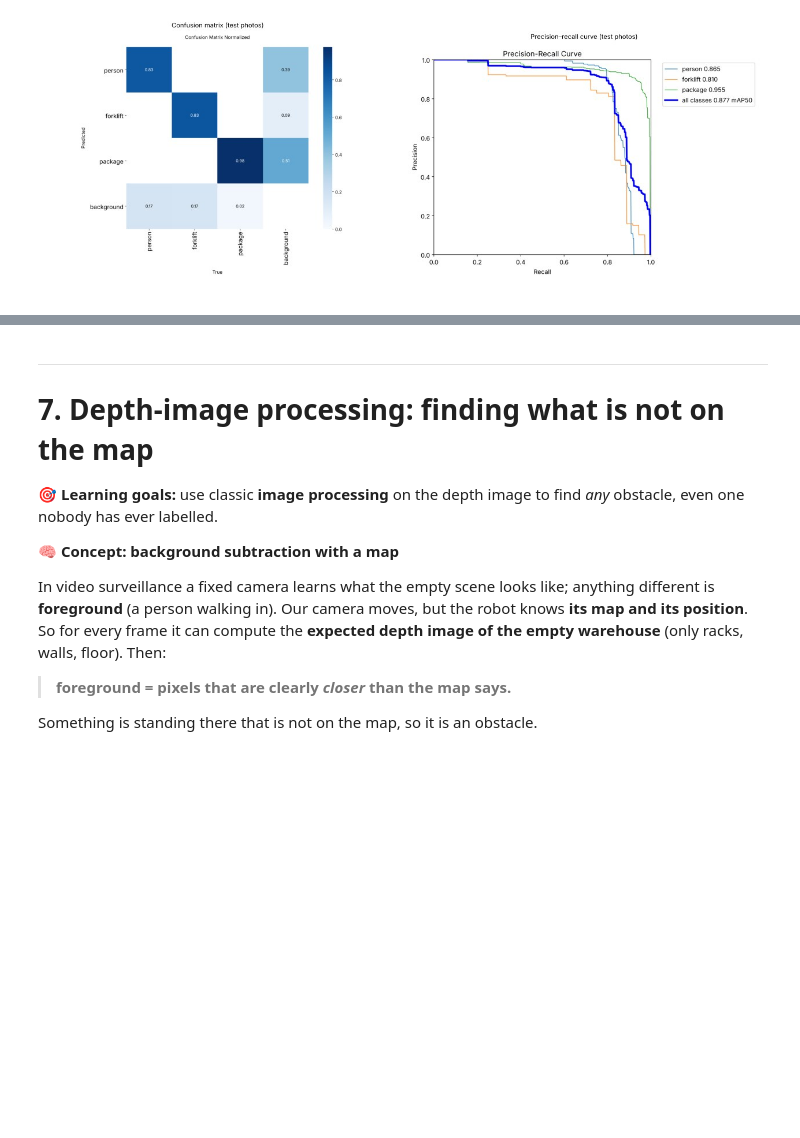
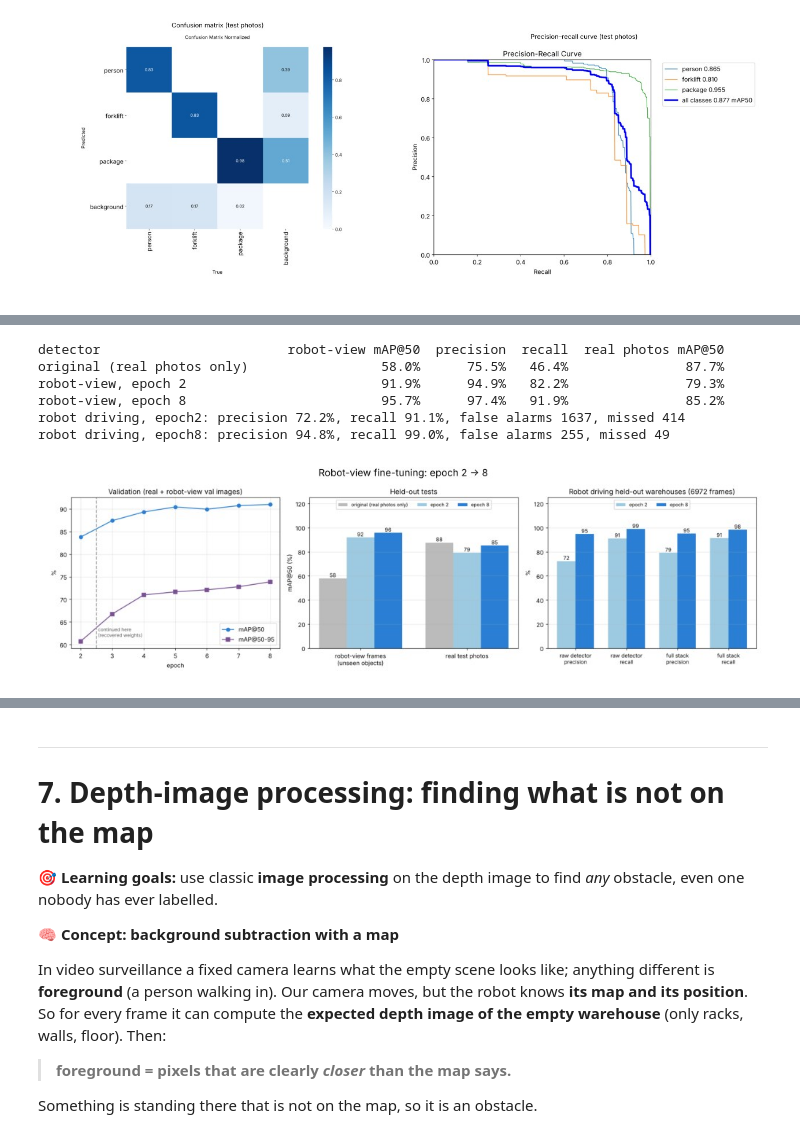
Before and after one commit to stevenkayitaresteven/warehouse-obstacle-detection, a Jupyter notebook: notebooks/Project_Presentation.ipynb, the cells around one changed output, grey strips where cells are left out. Cells and saved outputs as stored; diff of their text form; code cells hidden in the pictures; blank space fills up the shorter version.

```diff
--- a/notebooks/Project_Presentation.ipynb
+++ b/notebooks/Project_Presentation.ipynb
@@ -1084,0 +1129,33 @@ show_row([cm, pr], ["Confusion matrix (test photos)", "Precision–recall curve
+# %%
+# Load the saved results of the continued (robot-view) training
+tune = json.load(open("results/metrics/detector_finetune.json"))
+# The held-out test results of the three detectors
+held = tune["heldout_tests"]["results"]
+# Readable names for the three detectors
+det_names = {"original": "original (real photos only)", "epoch2": "robot-view, epoch 2", "epoch8": "robot-view, epoch 8"}
+# The table header
+print(f"{'detector':30s} {'robot-view mAP@50':>18s} {'precision':>10s} {'recall':>7s} {'real photos mAP@50':>19s}")
+# One table row per detector
+for key, name in det_names.items():
+    # Its scores on the robot-view frames with unseen objects
+    sim = held[key]["sim_heldout"]
+    # Print the robot-view scores and the real-photo score
+    print(f"{name:30s} {100 * sim['mAP50']:17.1f}% {100 * sim['P']:9.1f}% {100 * sim['R']:6.1f}% {100 * held[key]['real_test']['mAP50']:18.1f}%")
+# The results with the robot driving 30 held-out warehouses
+in_sim = tune["in_simulation"]["results"]
+# Compare epoch 2 and epoch 8
+for key in ("epoch2", "epoch8"):
+    # The raw detector's scores on the driving video
+    scores = in_sim[key]["driving_video"]["raw_detector"]
+    # Print precision, recall, false alarms and missed objects
+    print(f"robot driving, {key}: precision {100 * scores['precision']:.1f}%, recall {100 * scores['recall']:.1f}%, false alarms {scores['fp']}, missed {scores['fn']}")
+# Show the chart: validation per epoch, held-out tests, driving test
+show(plt.imread("results/graphs/yolo_robotview_finetune.png"), "Robot-view fine-tuning: epoch 2 → 8", width=16)
+# %% [output]
+detector                        robot-view mAP@50  precision  recall  real photos mAP@50
+original (real photos only)                 58.0%      75.5%   46.4%               87.7%
+robot-view, epoch 2                         91.9%      94.9%   82.2%               79.3%
+robot-view, epoch 8                         95.7%      97.4%   91.9%               85.2%
+robot driving, epoch2: precision 72.2%, recall 91.1%, false alarms 1637, missed 414
+robot driving, epoch8: precision 94.8%, recall 99.0%, false alarms 255, missed 49
+[figure, added]
```
Also changed, not shown: parts of 23 cells of this notebook, 2 other files.
